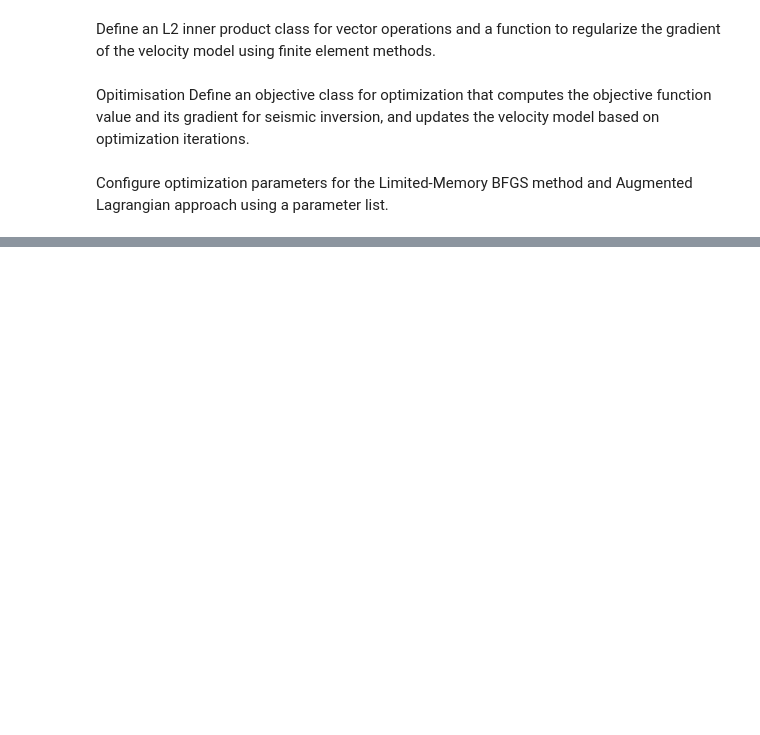
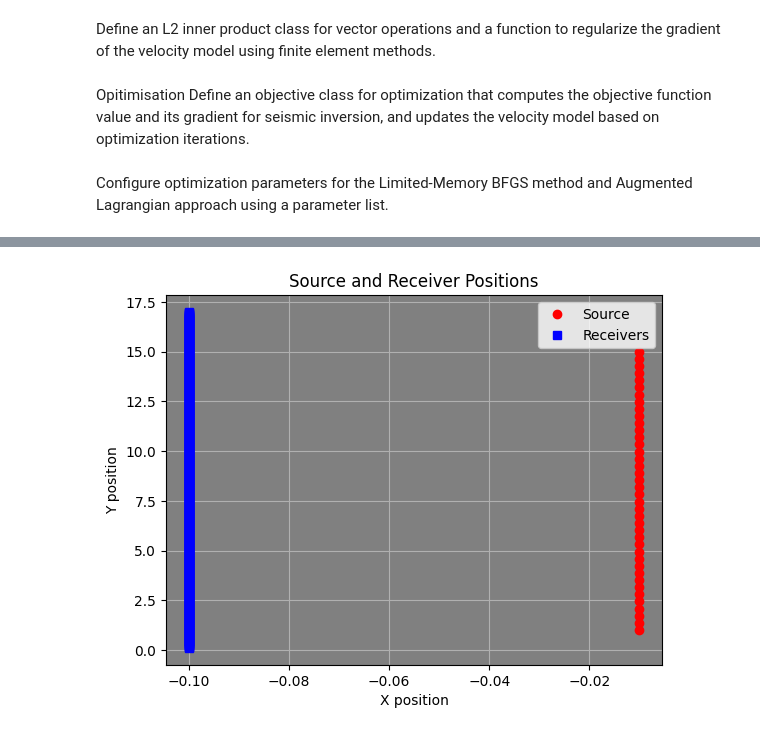
Before and after one commit to acse-yw11823/spyro, a Jupyter notebook: 1project.ipynb, the cells around one changed output, grey strips where cells are left out. Cells and saved outputs as stored; diff of their text form; code cells hidden in the pictures; blank space fills up the shorter version.

```diff
--- a/1project.ipynb
+++ b/1project.ipynb
@@ -541,0 +503,29 @@ NameError: name 'FeVector' is not defined
+# %%
+import matplotlib.pyplot as plt
+
+source = spyro.create_transect((-0.01, 1.0), (-0.01, 15.0), 40)
+receiver = spyro.create_transect((-0.10, 0.1), (-0.10, 17.0), 500)
+
+
+# Plotting
+fig, ax = plt.subplots()
+ax.plot(*zip(*source), 'ro', label='Source')  # red dot for source
+ax.plot(*zip(*receiver), 'bs', label='Receivers')  # blue squares for receivers
+
+# # Setting the axis limits to match the example
+# ax.set_xlim(-0.05, 1.1)
+# ax.set_ylim(0, 1.1)
+
+# Adding a grid and legend
+ax.grid(True)
+ax.legend()
+ax.set_facecolor('gray')
+
+# Adding labels
+ax.set_xlabel('X position')
+ax.set_ylabel('Y position')
+ax.set_title('Source and Receiver Positions')
+
+plt.show()
+# %% [output]
+[figure, added]
```
Also changed, not shown: parts of 21 cells of this notebook, 27 other files.
